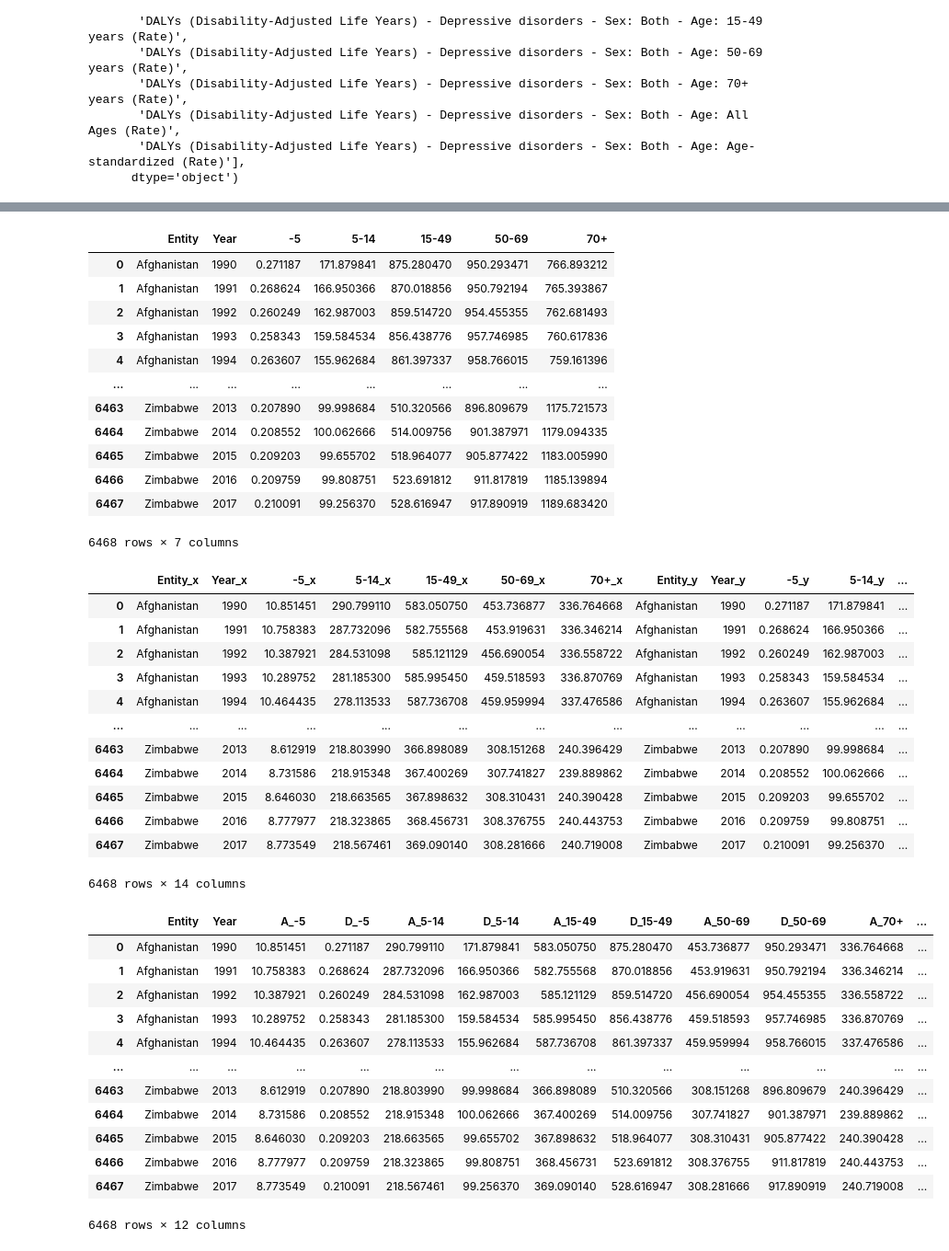
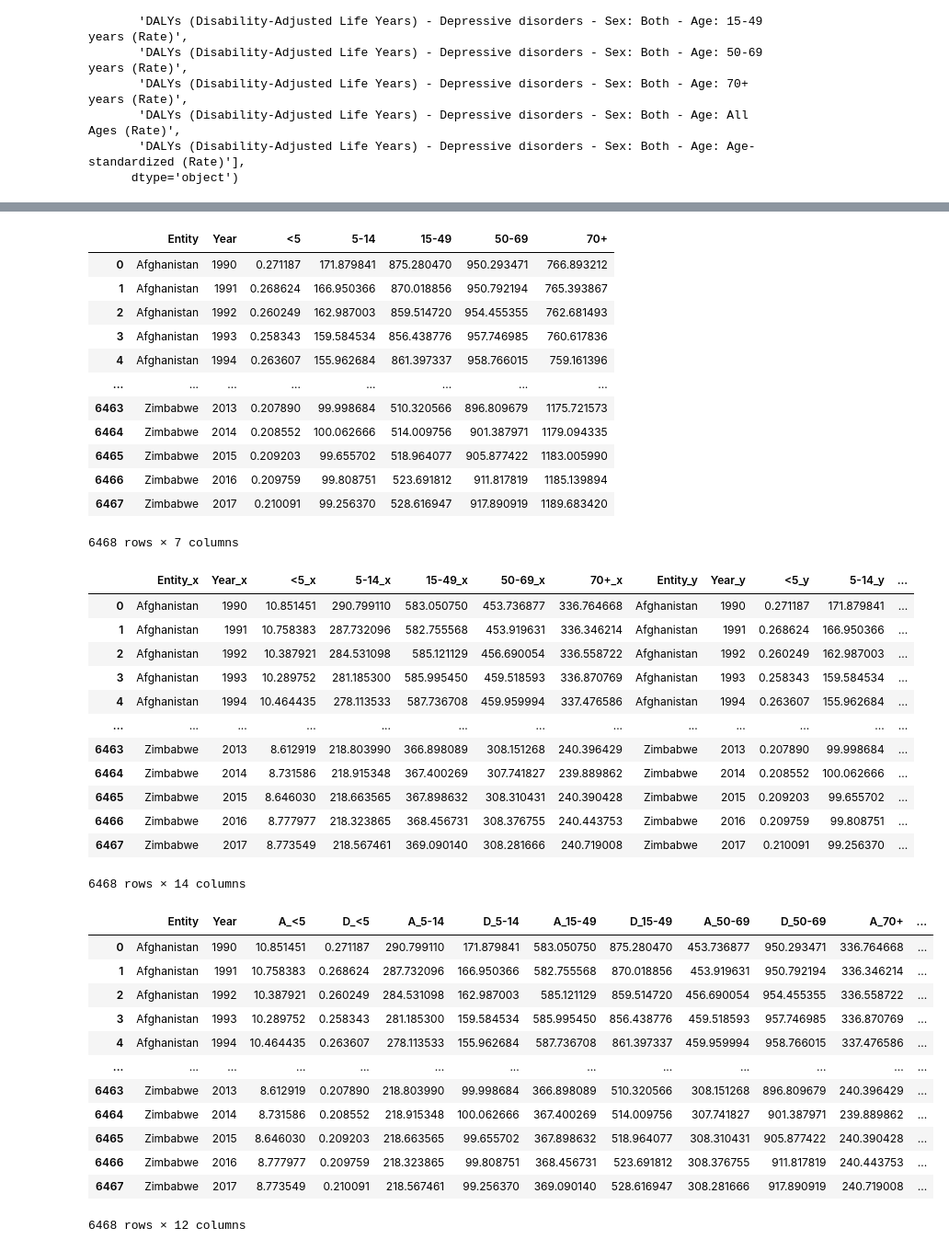
Before and after one commit to dianeyaneza/UWA-Data-Final_Project, a Jupyter notebook: wmhdata.ipynb, the cells around one changed output, grey strips where cells are left out. Shown at 92% size. Cells and saved outputs as stored; diff of their text form; code cells hidden in the pictures.

```diff
--- a/wmhdata.ipynb
+++ b/wmhdata.ipynb
@@ -37,6 +37,6 @@ Index(['Entity', 'Code', 'Year',
       dtype='object')
 # %%
 anxiety_df = anxiety_data[["Entity", "Year", "DALYs (Disability-Adjusted Life Years) - Anxiety disorders - Sex: Both - Age: Under 5 (Rate)", "DALYs (Disability-Adjusted Life Years) - Anxiety disorders - Sex: Both - Age: 5-14 years (Rate)", "DALYs (Disability-Adjusted Life Years) - Anxiety disorders - Sex: Both - Age: 15-49 years (Rate)", "DALYs (Disability-Adjusted Life Years) - Anxiety disorders - Sex: Both - Age: 50-69 years (Rate)", "DALYs (Disability-Adjusted Life Years) - Anxiety disorders - Sex: Both - Age: 70+ years (Rate)"]]
-anxiety_df.columns = ["Entity", "Year", "-5", "5-14", "15-49", "50-69", "70+"]
+anxiety_df.columns = ["Entity", "Year", "<5", "5-14", "15-49", "50-69", "70+"]
 anxiety_df
 # %% [output]
@@ -55,10 +55,10 @@ anxiety_df
 6468 rows × 7 columns
 # %%
 depression_df = depression_data[["Entity", "Year", "DALYs (Disability-Adjusted Life Years) - Depressive disorders - Sex: Both - Age: Under 5 (Rate)", "DALYs (Disability-Adjusted Life Years) - Depressive disorders - Sex: Both - Age: 5-14 years (Rate)", "DALYs (Disability-Adjusted Life Years) - Depressive disorders - Sex: Both - Age: 15-49 years (Rate)", "DALYs (Disability-Adjusted Life Years) - Depressive disorders - Sex: Both - Age: 50-69 years (Rate)", "DALYs (Disability-Adjusted Life Years) - Depressive disorders - Sex: Both - Age: 70+ years (Rate)"]]
-depression_df.columns = ["Entity", "Year", "-5", "5-14", "15-49", "50-69", "70+"]
+depression_df.columns = ["Entity", "Year", "<5", "5-14", "15-49", "50-69", "70+"]
 depression_df
 # %% [output]
-|  | Entity | Year | -5 | 5-14 | 15-49 | 50-69 | 70+ |
+|  | Entity | Year | <5 | 5-14 | 15-49 | 50-69 | 70+ |
 | 0 | Afghanistan | 1990 | 0.271187 | 171.879841 | 875.280470 | 950.293471 | 766.893212 |
 | 1 | Afghanistan | 1991 | 0.268624 | 166.950366 | 870.018856 | 950.792194 | 765.393867 |
 | 2 | Afghanistan | 1992 | 0.260249 | 162.987003 | 859.514720 | 954.455355 | 762.681493 |
@@ -76,7 +76,7 @@ depression_df
 mhdata_combined = anxiety_df.merge(depression_df, left_index=True, right_index=True)
 mhdata_combined
 # %% [output]
-|  | Entity_x | Year_x | -5_x | 5-14_x | 15-49_x | 50-69_x | 70+_x | Entity_y | Year_y | -5_y | 5-14_y | ... |
+|  | Entity_x | Year_x | <5_x | 5-14_x | 15-49_x | 50-69_x | 70+_x | Entity_y | Year_y | <5_y | 5-14_y | ... |
 | 0 | Afghanistan | 1990 | 10.851451 | 290.799110 | 583.050750 | 453.736877 | 336.764668 | Afghanistan | 1990 | 0.271187 | 171.879841 | ... |
 | 1 | Afghanistan | 1991 | 10.758383 | 287.732096 | 582.755568 | 453.919631 | 336.346214 | Afghanistan | 1991 | 0.268624 | 166.950366 | ... |
 | 2 | Afghanistan | 1992 | 10.387921 | 284.531098 | 585.121129 | 456.690054 | 336.558722 | Afghanistan | 1992 | 0.260249 | 162.987003 | ... |
@@ -91,11 +91,11 @@ mhdata_combined
 6468 rows × 14 columns
 # %%
 # Drop duplicate index columns, reoder and rename to display anxiety and depression side by side by age
-mhdata_combined_df = mhdata_combined[["Entity_x", "Year_x", "-5_x", "-5_y", "5-14_x", "5-14_y", "15-49_x", "15-49_y", "50-69_x", "50-69_y", "70+_x", "70+_y"]]
-mhdata_combined_df.columns = ["Entity", "Year", "A_-5", "D_-5", "A_5-14", "D_5-14", "A_15-49", "D_15-49", "A_50-69", "D_50-69", "A_70+", "D_70+"]
+mhdata_combined_df = mhdata_combined[["Entity_x", "Year_x", "<5_x", "<5_y", "5-14_x", "5-14_y", "15-49_x", "15-49_y", "50-69_x", "50-69_y", "70+_x", "70+_y"]]
+mhdata_combined_df.columns = ["Entity", "Year", "A_<5", "D_<5", "A_5-14", "D_5-14", "A_15-49", "D_15-49", "A_50-69", "D_50-69", "A_70+", "D_70+"]
 mhdata_combined_df
 # %% [output]
-|  | Entity | Year | A_-5 | D_-5 | A_5-14 | D_5-14 | A_15-49 | D_15-49 | A_50-69 | D_50-69 | A_70+ | ... |
+|  | Entity | Year | A_<5 | D_<5 | A_5-14 | D_5-14 | A_15-49 | D_15-49 | A_50-69 | D_50-69 | A_70+ | ... |
 | 0 | Afghanistan | 1990 | 10.851451 | 0.271187 | 290.799110 | 171.879841 | 583.050750 | 875.280470 | 453.736877 | 950.293471 | 336.764668 | ... |
 | 1 | Afghanistan | 1991 | 10.758383 | 0.268624 | 287.732096 | 166.950366 | 582.755568 | 870.018856 | 453.919631 | 950.792194 | 336.346214 | ... |
 | 2 | Afghanistan | 1992 | 10.387921 | 0.260249 | 284.531098 | 162.987003 | 585.121129 | 859.514720 | 456.690054 | 954.455355 | 336.558722 | ... |
```
Also changed, not shown: parts of 9 cells of this notebook.
